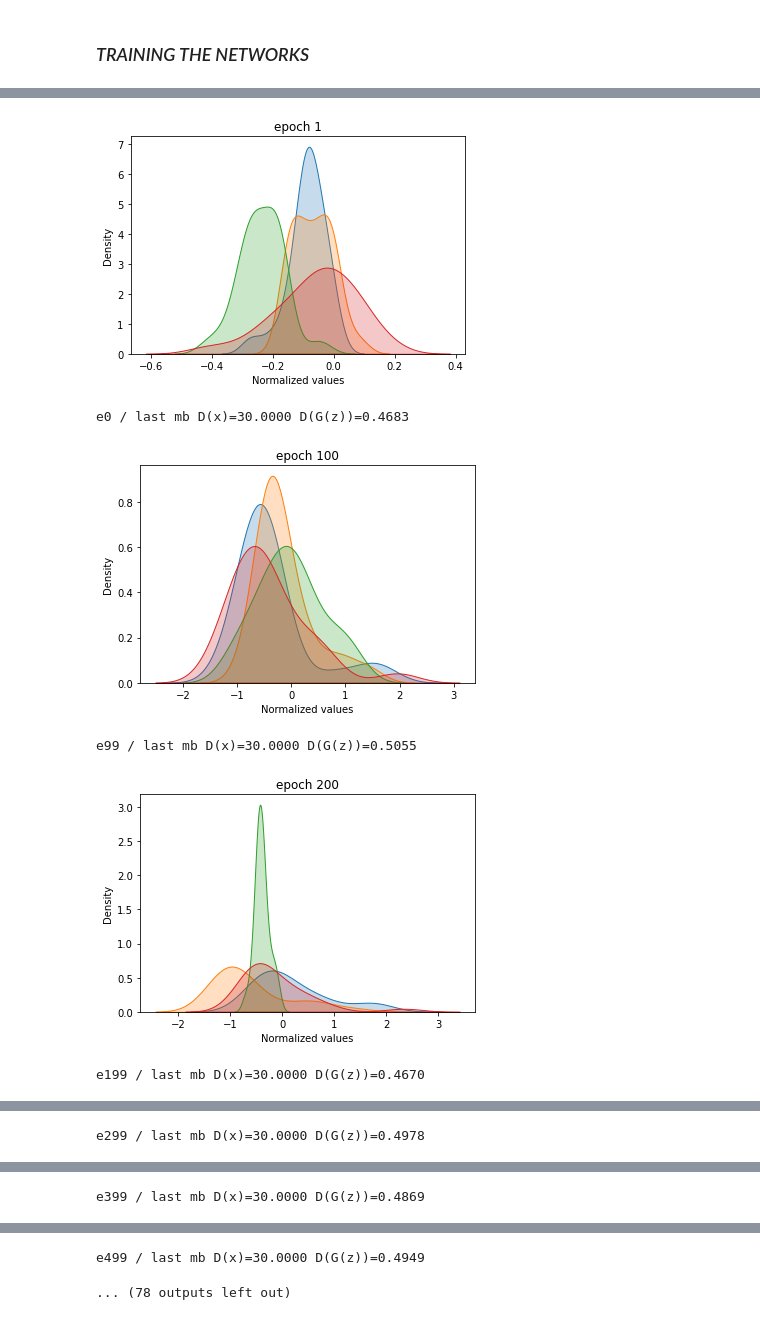
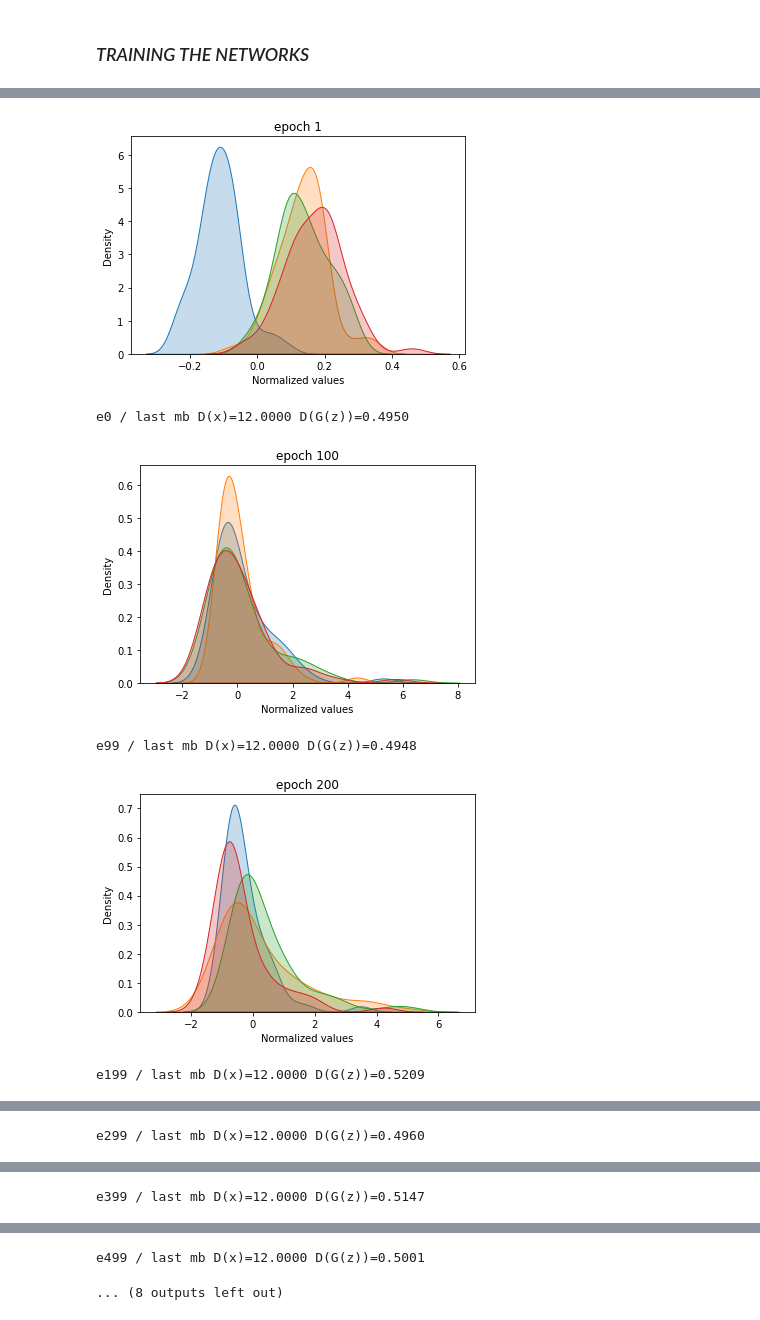
Before and after one commit to celine98/genhack, a Jupyter notebook: inference.ipynb, the cells around one changed output, grey strips where cells are left out. Saved outputs shown, nothing was run; the diff lists cells and outputs as text; code cells hidden in the pictures.

```diff
--- a/inference.ipynb
+++ b/inference.ipynb
@@ -167,7 +167,7 @@ tensor([[-0.1781,  0.0817, -0.3433, -0.2929],
 # %% [markdown]
 ### *DATASET LOADING*
 # %%
-batch_size = 25
+batch_size = 64
 
 features = torch.tensor(train_df_normalized.values).to(device)
 true_targets = torch.ones((features.shape[0],1)).to(device)
@@ -183,5 +183,5 @@ optimizerG = optim.SGD(G.parameters(), lr=0.05)
 # %%
 criterion = nn.BCELoss()
 n_epochs = 10000
-fixed_noise = torch.randn(batch_size, 10).to(device)
+fixed_noise = torch.randn(batch_size, 50).to(device)
 collect_x_gen = []
@@ -203,7 +199,7 @@ for epoch in range(n_epochs):
         D_x_real = D(x_real)
         lossD_real = criterion(D_x_real, torch.ones((x_real.shape[0],1)).to(device))
 
-        z = torch.randn(batch_size, 10).to(device)
+        z = torch.randn(batch_size, 50).to(device)
         x_gen = G(z).detach()
         D_x_gen = D(x_gen)
         lossD_fake = criterion(D_x_gen, torch.zeros((x_gen.shape[0],1)).to(device))
@@ -212,37 +208,37 @@ for epoch in range(n_epochs):
         lossD.backward()
         optimizerD.step()
 
         # STEP 2 : Discriminator optimization step
 
         optimizerG.zero_grad()
 
-        z = torch.randn(batch_size, 10).to(device)
+        z = torch.randn(batch_size, 50).to(device)
         x_gen = G(z)
 
         D_x_gen = D(x_gen)
         lossG = criterion(D_x_gen, torch.ones((x_gen.shape[0],1)).to(device))
 
         lossG.backward()
         optimizerG.step()
 
     if (epoch+1)%100 == 0 or epoch==0:
         x_gen = G(fixed_noise)
         x_gen_df = pd.DataFrame(x_gen.cpu().detach().numpy())
         for column in x_gen_df.columns:
             sns.kdeplot(x_gen_df[column], shade=True)
         plt.title("epoch {}".format(epoch+1))
         plt.xlabel("Normalized values")
         plt.show()
         print("e{} / last mb D(x)={:.4f} D(G(z))={:.4f}".format(
             epoch, len(train_ds_loader), D_x_real.mean().item(), D_x_gen.mean().item()
         ))
 
     x_gen = G(fixed_noise)
     collect_x_gen.append(x_gen.detach().clone())
 # %% [output]
-[figure, old version]
+[figure, new version]
-e0 / last mb D(x)=30.0000 D(G(z))=0.4683
+e0 / last mb D(x)=12.0000 D(G(z))=0.4950
-[figure, old version]
+[figure, new version]
-e99 / last mb D(x)=30.0000 D(G(z))=0.5055
+e99 / last mb D(x)=12.0000 D(G(z))=0.4948
-[figure, old version]
+[figure, new version]
-e199 / last mb D(x)=30.0000 D(G(z))=0.4670
+e199 / last mb D(x)=12.0000 D(G(z))=0.5209
@@ -250 +246 @@ e199 / last mb D(x)=30.0000 D(G(z))=0.4670
-e299 / last mb D(x)=30.0000 D(G(z))=0.4978
+e299 / last mb D(x)=12.0000 D(G(z))=0.4960
@@ -252 +248 @@ e299 / last mb D(x)=30.0000 D(G(z))=0.4978
-e399 / last mb D(x)=30.0000 D(G(z))=0.4869
+e399 / last mb D(x)=12.0000 D(G(z))=0.5147
@@ -254,2 +250,2 @@ e399 / last mb D(x)=30.0000 D(G(z))=0.4869
-e499 / last mb D(x)=30.0000 D(G(z))=0.4949
+e499 / last mb D(x)=12.0000 D(G(z))=0.5001
-... (78 outputs left out)
+... (8 outputs left out)
```
Also changed, not shown: parts of 6 cells of this notebook, 4 other files.
